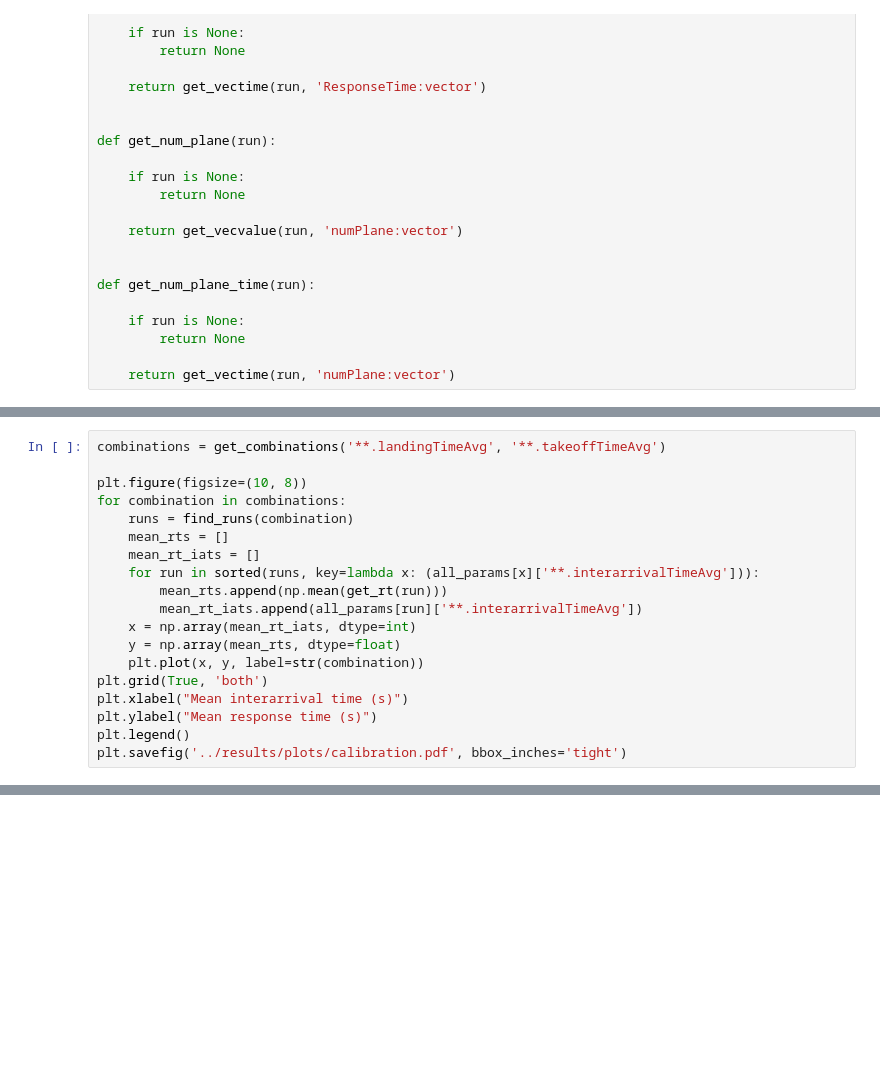
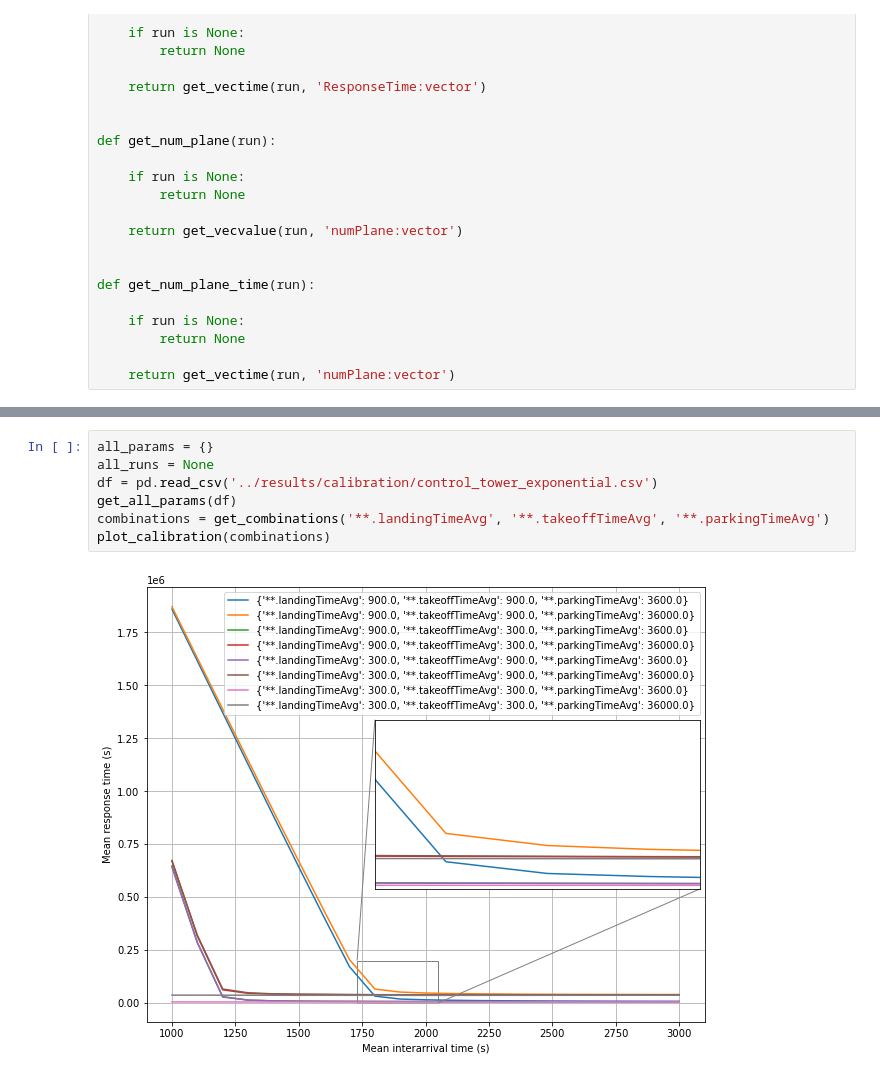
Before and after one commit to bendonio/Control-Tower-Project, a Jupyter notebook: CT/simulations/jupyter/calibration.ipynb, the cells around one changed output, grey strips where cells are left out. Drawn from its saved outputs; the diff is of its cells as text; blank space fills up the shorter version.

```diff
--- a/CT/simulations/jupyter/calibration.ipynb
+++ b/CT/simulations/jupyter/calibration.ipynb
@@ -153,19 +122,0 @@ get_all_params(df)
-# %%
-combinations = get_combinations('**.landingTimeAvg', '**.takeoffTimeAvg')
-
-plt.figure(figsize=(10, 8))
-for combination in combinations:
-    runs = find_runs(combination)
-    mean_rts = []
-    mean_rt_iats = []
-    for run in sorted(runs, key=lambda x: (all_params[x]['**.interarrivalTimeAvg'])):
-        mean_rts.append(np.mean(get_rt(run)))
-        mean_rt_iats.append(all_params[run]['**.interarrivalTimeAvg'])
-    x = np.array(mean_rt_iats, dtype=int)
-    y = np.array(mean_rts, dtype=float)
-    plt.plot(x, y, label=str(combination))
-plt.grid(True, 'both')
-plt.xlabel("Mean interarrival time (s)")
-plt.ylabel("Mean response time (s)")
-plt.legend()
-plt.savefig('../results/plots/calibration.pdf', bbox_inches='tight')
@@ -171,0 +189,9 @@ plt.savefig('../results/plots/calibration.pdf', bbox_inches='tight')
+# %%
+all_params = {}
+all_runs = None
+df = pd.read_csv('../results/calibration/control_tower_exponential.csv')
+get_all_params(df)
+combinations = get_combinations('**.landingTimeAvg', '**.takeoffTimeAvg', '**.parkingTimeAvg')
+plot_calibration(combinations)
+# %% [output]
+[figure, added]
```
Also changed, not shown: parts of 6 cells of this notebook, 4 other files.
